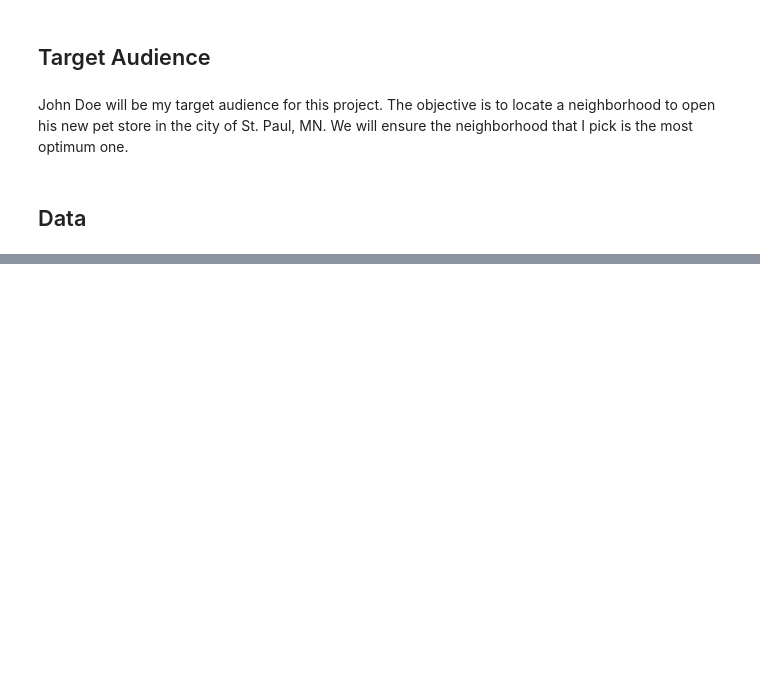
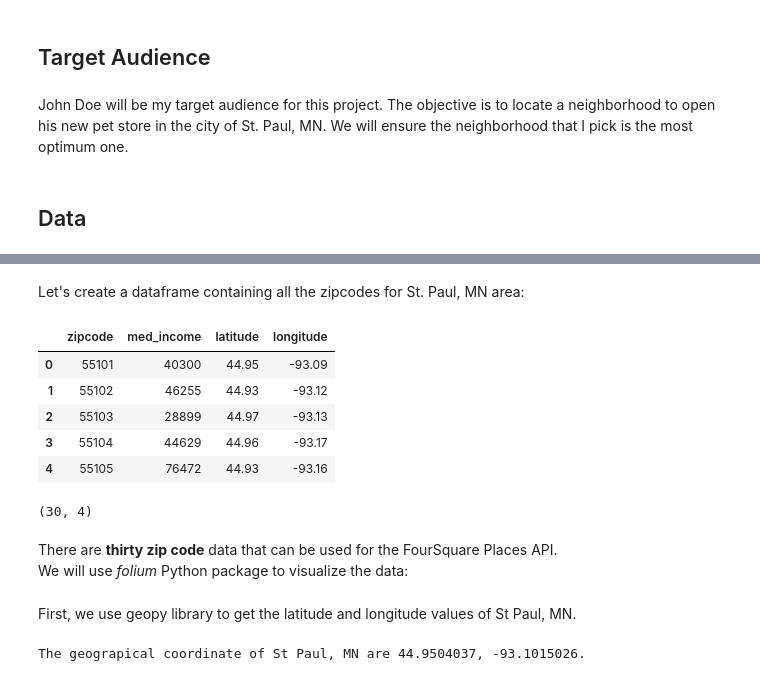
Before and after one commit to atunanggara/Coursera_Capstone, a Jupyter notebook: Capstone-PetStore/The Battle of Neighborhood.ipynb, the cells around one changed output, grey strips where cells are left out. Saved outputs shown, nothing was run; the diff lists cells and outputs as text; code cells hidden in the pictures; blank space fills up the shorter version.

```diff
--- a/Capstone-PetStore/The Battle of Neighborhood.ipynb
+++ b/Capstone-PetStore/The Battle of Neighborhood.ipynb
@@ -14,0 +35,49 @@ John Doe will be my target audience for this project. The objective is to locate
+# %%
+# using the uszipcode python package
+searchzip = SearchEngine(simple_zipcode=False) # set simple_zipcode=False to use rich info database
+# %%
+# get the zip code from the surrounding St. Paul, MN area:
+res = searchzip.by_city_and_state("Saint Paul", "MN", returns=40)
+# %% [markdown]
+Let's create a dataframe containing all the zipcodes for St. Paul, MN area:
+# %%
+zipStPaul = pd.DataFrame(columns = ['zipcode','med_income','latitude','longitude'])
+# %%
+for data in res:
+    zipcode = data.zipcode
+    medincome = data.median_household_income
+    latit = data.lat
+    long = data.lng
+
+    zipStPaul = zipStPaul.append({'zipcode': zipcode,
+                                 'med_income': medincome,
+                                 'latitude': latit,
+                                 'longitude': long},ignore_index=True)
+# %%
+zipStPaul.head()
+# %% [output]
+|  | zipcode | med_income | latitude | longitude |
+| 0 | 55101 | 40300 | 44.95 | -93.09 |
+| 1 | 55102 | 46255 | 44.93 | -93.12 |
+| 2 | 55103 | 28899 | 44.97 | -93.13 |
+| 3 | 55104 | 44629 | 44.96 | -93.17 |
+| 4 | 55105 | 76472 | 44.93 | -93.16 |
+# %%
+zipStPaul.shape
+# %% [output]
+(30, 4)
+# %% [markdown]
+There are **thirty zip code** data that can be used for the FourSquare Places API.
+We will use _folium_ Python package to visualize the data:
+# %% [markdown]
+First, we use geopy library to get the latitude and longitude values of St Paul, MN.
+# %%
+address = 'Saint Paul, MN'
+
+geolocator = Nominatim(user_agent="spaul_explorer")
+location = geolocator.geocode(address)
+latitude = location.latitude
+longitude = location.longitude
+print('The geograpical coordinate of St Paul, MN are {}, {}.'.format(latitude, longitude))
+# %% [output]
+The geograpical coordinate of St Paul, MN are 44.9504037, -93.1015026.
```
Also changed, not shown: parts of 10 cells of this notebook.
